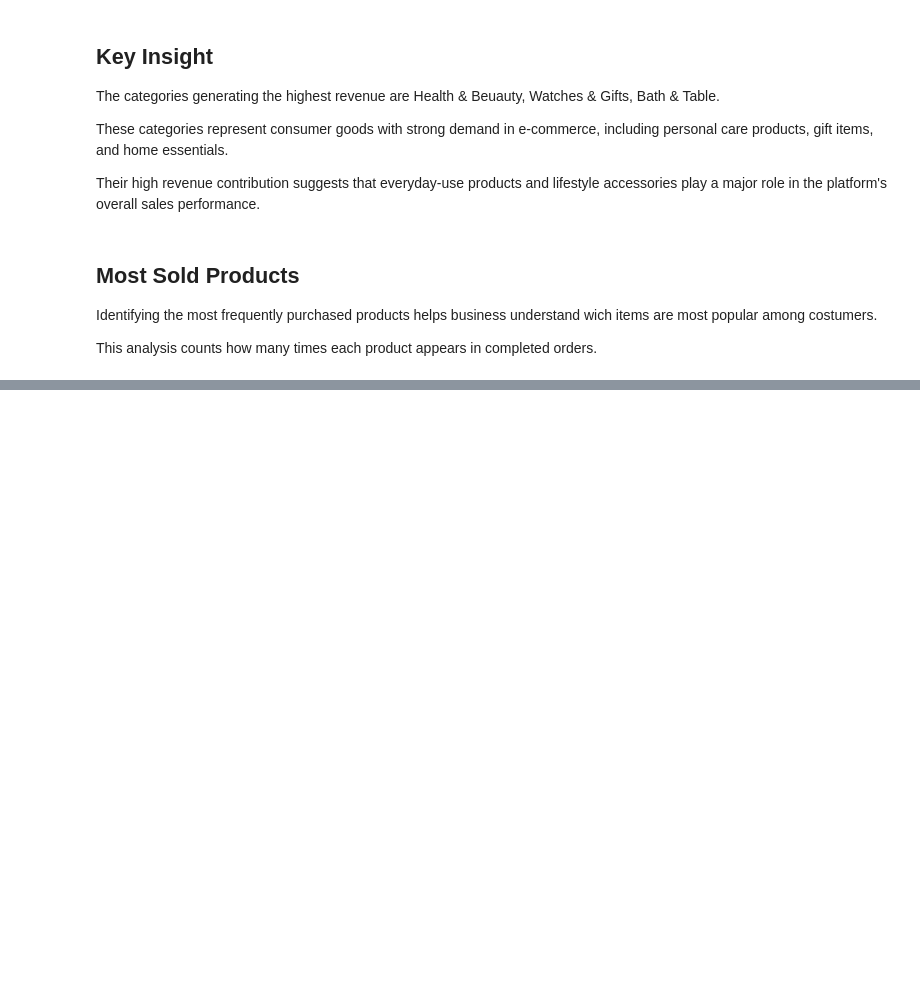
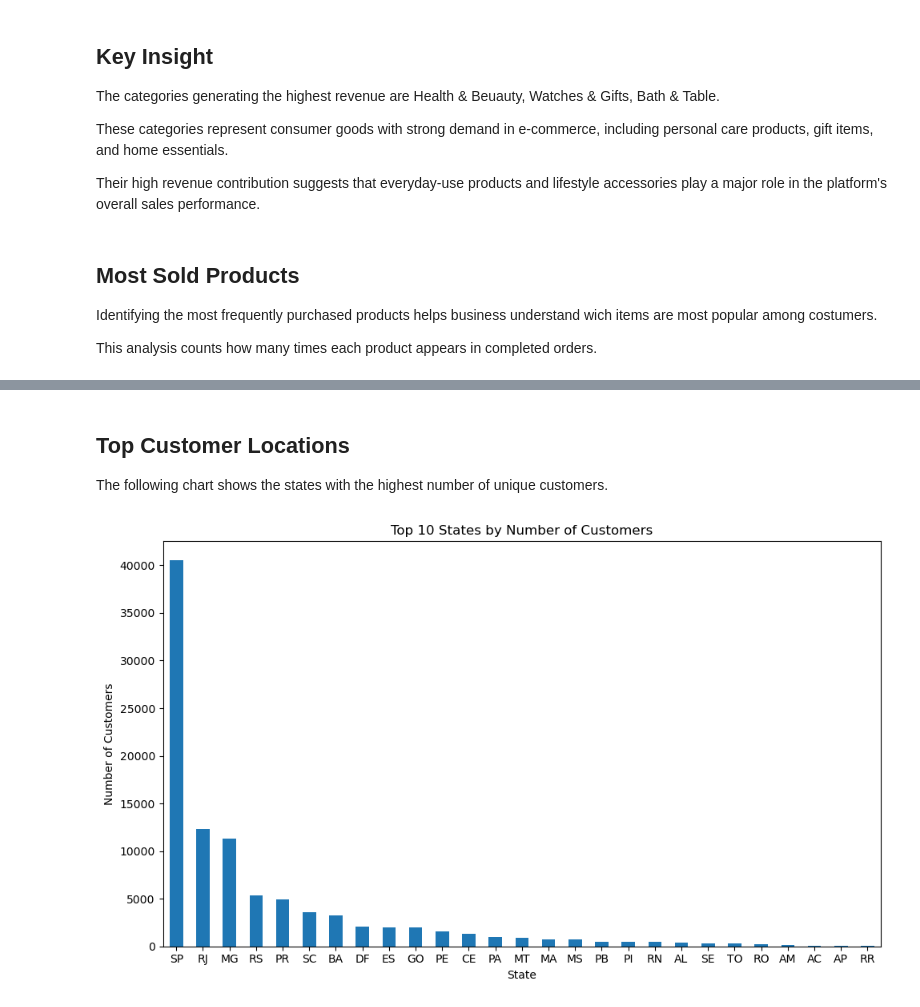
Before and after one commit to aike-s/E-commerce-Sales-Analysis, a Jupyter notebook: notebooks/ecommerce_analysis.ipynb, the cells around one changed output, grey strips where cells are left out. Drawn from its saved outputs; the diff is of its cells as text; code cells hidden in the pictures; blank space fills up the shorter version.

Commit message:
[add] customer geographic analysis and conclusions

```diff
--- a/notebooks/ecommerce_analysis.ipynb
+++ b/notebooks/ecommerce_analysis.ipynb
@@ -205,6 +205,10 @@ sales = pd.merge(
     order_items,
     on="order_id",
     how="inner"
+).merge(
+    customers[["customer_state", "customer_id"]],
+    on="customer_id",
+    how="left"
 )
 # %%
 sales.shape
@@ -348,6 +355,7 @@ category_translation = pd.read_csv("../data/raw/product_category_name_translatio
 # %%
 products = products.merge(
-    category_translation,
+    category_translation[["product_category_name_english", "product_category_name"]],
     on="product_category_name",
     how="left"
 )
+products.head()
@@ -457,0 +458,9 @@ Name: order_id, dtype: int64
+# %%
+customers_by_state = (
+    sales
+    .groupby("customer_state")["customer_id"]
+    .nunique()
+    .sort_values(ascending=False)
+)
+
+customers_by_state.head(10)
@@ -457,0 +480,21 @@ Name: order_id, dtype: int64
+# %% [markdown]
+## Top Customer Locations
+
+The following chart shows the states with the highest number of unique customers.
+# %%
+top_states = customers_by_state
+
+plt.figure(figsize=(10,6))
+
+top_states.plot(kind="bar")
+
+plt.title("Top 10 States by Number of Customers")
+plt.xlabel("State")
+plt.ylabel("Number of Customers")
+
+plt.xticks(rotation=0)
+plt.tight_layout()
+
+plt.show()
+# %% [output]
+[figure, added]
```
Also changed, not shown: parts of 16 cells of this notebook.
